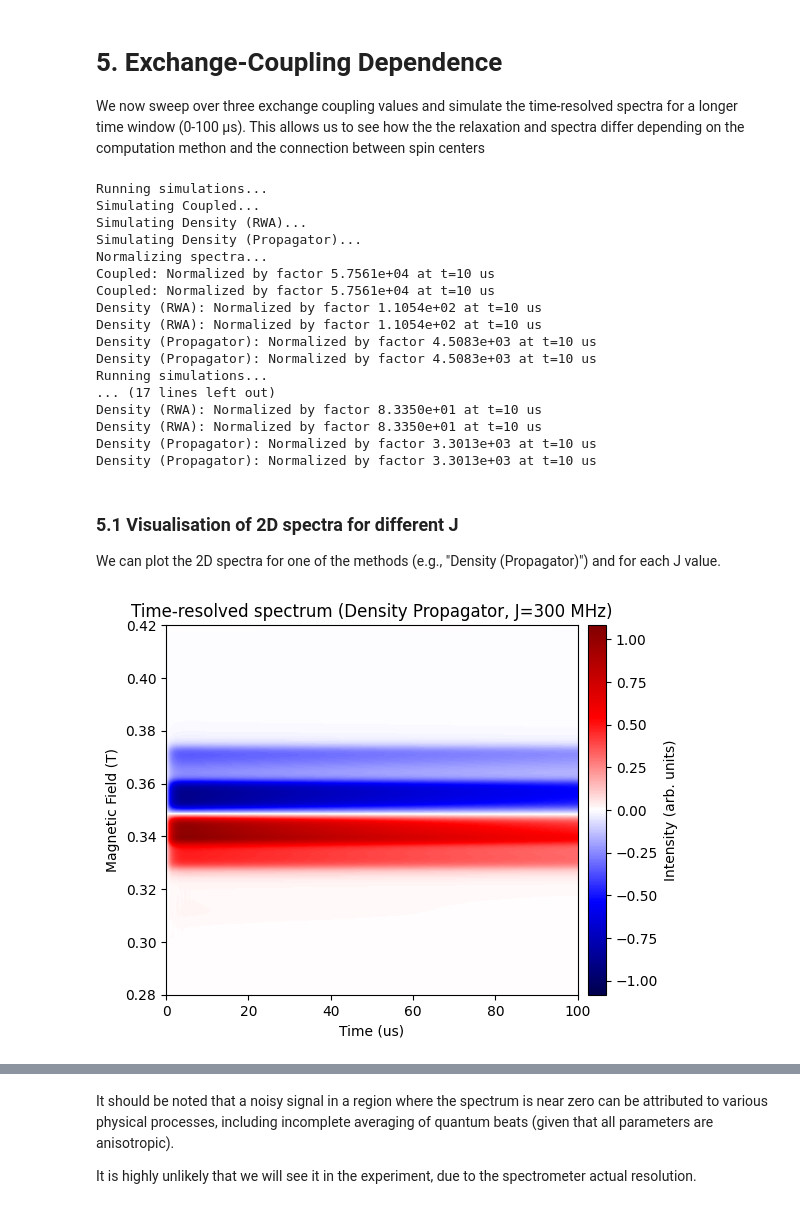
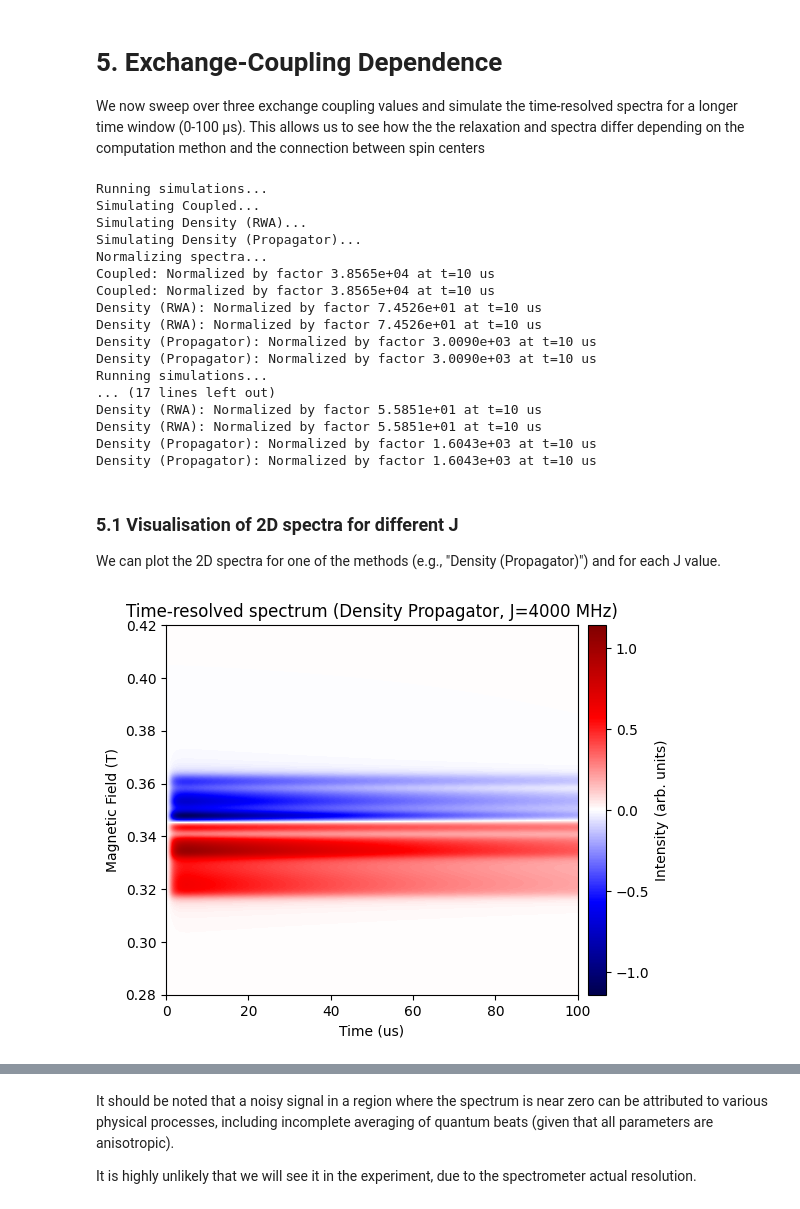
Before and after one commit to ArkadySamsonenkoWork/MaRs, a Jupyter notebook: examples/article_examples/example_article_relaxation_2/example_2.ipynb, the cells around one changed output, grey strips where cells are left out. Cells and saved outputs as stored; diff of their text form; code cells hidden in the pictures.

Commit message:
2026_11_19_reproducabiility
Corrected examples in the reproducability, added compariosn

```diff
--- a/examples/article_examples/example_article_relaxation_2/example_2.ipynb
+++ b/examples/article_examples/example_article_relaxation_2/example_2.ipynb
@@ -86,6 +92,6 @@ We define a function get_samples that creates three SolidSample objects:
 # %%
 # Let's start from the sample creation
-def get_samples(exchange_value: float, D=500e6, E=100e6,
+def get_samples(exchange_value: float, D=800e6, E=150e6,
                 g_doublet=(2.02, 2.04, 2.25)):
     """
     Create the doublet, triplet, and coupled complex samples.
@@ -110,6 +116,7 @@ def get_samples(exchange_value: float, D=500e6, E=100e6,
         ham_strain=0.0,
         gauss=0.002,
         lorentz=0.0015,
+        mesh=mesh,
         device=device,
         dtype=dtype
     )
@@ -125,6 +132,7 @@ def get_samples(exchange_value: float, D=500e6, E=100e6,
         ham_strain=0.0,
         gauss=0.002,
         lorentz=0.002,
+        mesh=mesh,
         device=device,
         dtype=dtype
     )
@@ -142,6 +150,7 @@ def get_samples(exchange_value: float, D=500e6, E=100e6,
         ham_strain=0.0,
         gauss=0.002,
         lorentz=0.002,
+        mesh=mesh,
         device=device,
         dtype=dtype
     )
@@ -229,7 +238,7 @@ def get_contexts(temperature, doublet, triplet, sample_complex,
 
     return context_doublet, context_triplet_total, context_complex
 # %%
-doublet, triplet, sample_complex = get_samples(300e6)
+doublet, triplet, sample_complex = get_samples(600e6)
 context_doublet, context_triplet, context_complex = get_contexts(temperature, doublet, triplet, sample_complex)
 # %% [markdown]
 # 3. Polarized and Steady-State (CW) Spectra
@@ -422,7 +437,7 @@ def run_simulation(creators, doublet, triplet, sample_complex, tot_points):
     """
     fields = torch.linspace(0.28, 0.42, 1000, dtype=dtype, device=device)
     time_long = torch.linspace(0.0, 100 * 1e-6, tot_points, dtype=dtype, device=device)
-    time_short = torch.linspace(0.0, 1 * 1e-6, tot_points, dtype=dtype, device=device)
+    time_short = torch.linspace(0.0, 4 * 1e-6, tot_points, dtype=dtype, device=device)
 
     results = []
 
@@ -462,12 +477,12 @@ def run_simulation(creators, doublet, triplet, sample_complex, tot_points):
 We now sweep over three exchange coupling values and simulate the time‑resolved spectra for a longer time window (0‑100 µs).
 This allows us to see how the the relaxation and spectra differ depending on the computation methon and the connection between spin centers
 # %%
-J_values = [1e6, 50e6, 300e6]
+J_values = [1e6, 300e6, 4000e6]
 results = []
 for J in J_values:
     doublet, triplet, sample_complex = get_samples(J)
     creators = get_creators(doublet, triplet, sample_complex)
-    res = run_simulation(creators, doublet, triplet, sample_complex, 800)
+    res = run_simulation(creators, doublet, triplet, sample_complex, 100)
     results.append(res)
 # %% [output]
 Running simulations...
@@ -475,41 +490,42 @@ Simulating Coupled...
 Simulating Density (RWA)...
 Simulating Density (Propagator)...
 Normalizing spectra...
-Coupled: Normalized by factor 5.7561e+04 at t=10 us
-Coupled: Normalized by factor 5.7561e+04 at t=10 us
-Density (RWA): Normalized by factor 1.1054e+02 at t=10 us
-Density (RWA): Normalized by factor 1.1054e+02 at t=10 us
-Density (Propagator): Normalized by factor 4.5083e+03 at t=10 us
-Density (Propagator): Normalized by factor 4.5083e+03 at t=10 us
+Coupled: Normalized by factor 3.8565e+04 at t=10 us
+Coupled: Normalized by factor 3.8565e+04 at t=10 us
+Density (RWA): Normalized by factor 7.4526e+01 at t=10 us
+Density (RWA): Normalized by factor 7.4526e+01 at t=10 us
+Density (Propagator): Normalized by factor 3.0090e+03 at t=10 us
+Density (Propagator): Normalized by factor 3.0090e+03 at t=10 us
 Running simulations...
 ... (17 lines left out)
-Density (RWA): Normalized by factor 8.3350e+01 at t=10 us
-Density (RWA): Normalized by factor 8.3350e+01 at t=10 us
-Density (Propagator): Normalized by factor 3.3013e+03 at t=10 us
-Density (Propagator): Normalized by factor 3.3013e+03 at t=10 us
+Density (RWA): Normalized by factor 5.5851e+01 at t=10 us
+Density (RWA): Normalized by factor 5.5851e+01 at t=10 us
+Density (Propagator): Normalized by factor 1.6043e+03 at t=10 us
+Density (Propagator): Normalized by factor 1.6043e+03 at t=10 us
 # %% [markdown]
 ### 5.1 Visualisation of 2D spectra for different J
 
 We can plot the 2D spectra for one of the methods (e.g., "Density (Propagator)") and for each J value.
 # %%
-# Example: plot for the last J value (300 MHz) using the propagator method
+# Example: plot for the last J value (4000 MHz) using the propagator method
 result = results[-1][2]  # index 2 = Density (Propagator)
 
 # Long time window
 spectrum = result["long"]["spectrum"]
 time = result["long"]["time"]
 
 visualization.plot_2d_timeresolved(
     fields,
     time,
     spectrum,
     time_unit="us"
 )
 
-plt.title("Time-resolved spectrum (Density Propagator, J=300 MHz)")
+plt.title("Time-resolved spectrum (Density Propagator, J=4000 MHz)")
+plt.savefig("long.eps")
 plt.show()
 # %% [output]
-[figure, old version]
+[figure, new version]
 # %%
 ### And short time window
 spectrum = result["short"]["spectrum"]
```
Also changed, not shown: parts of 10 cells of this notebook, 21 other files.
